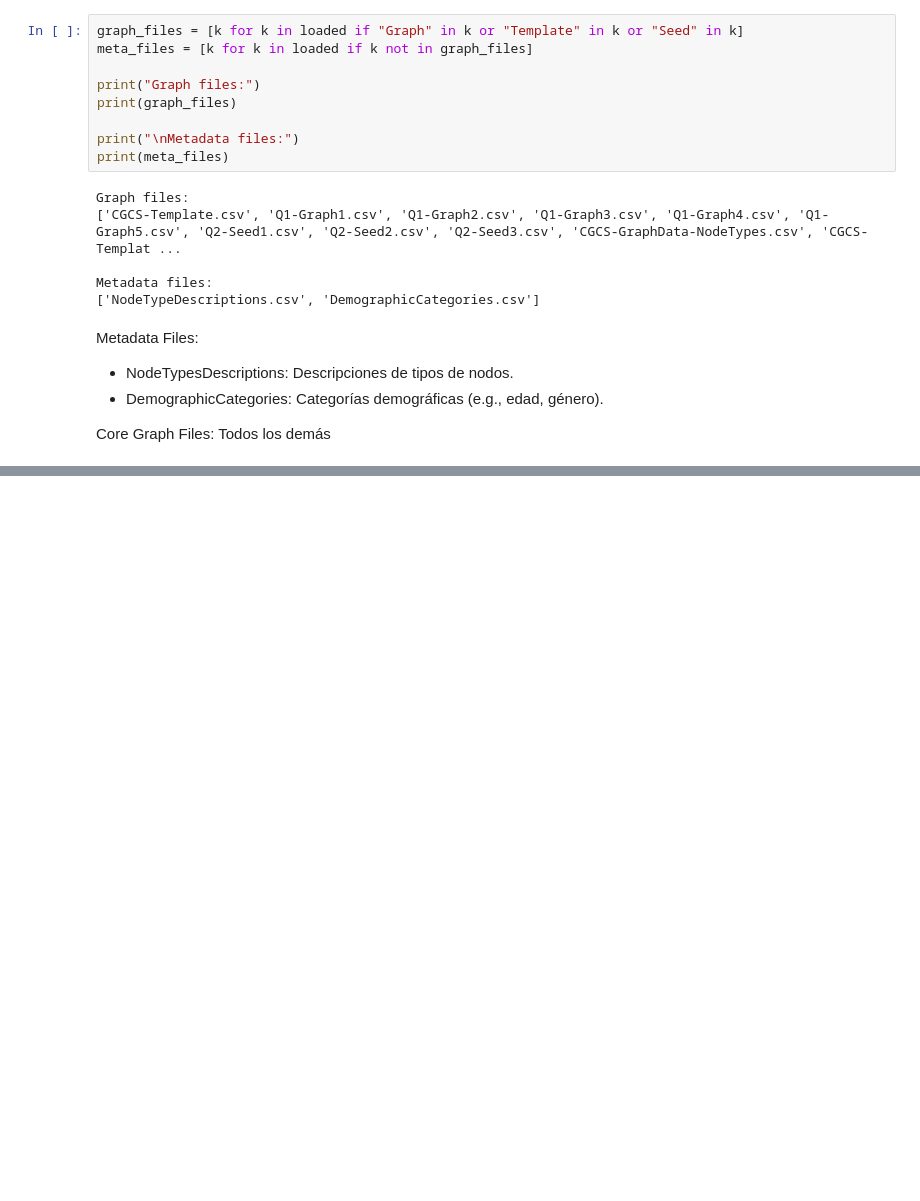
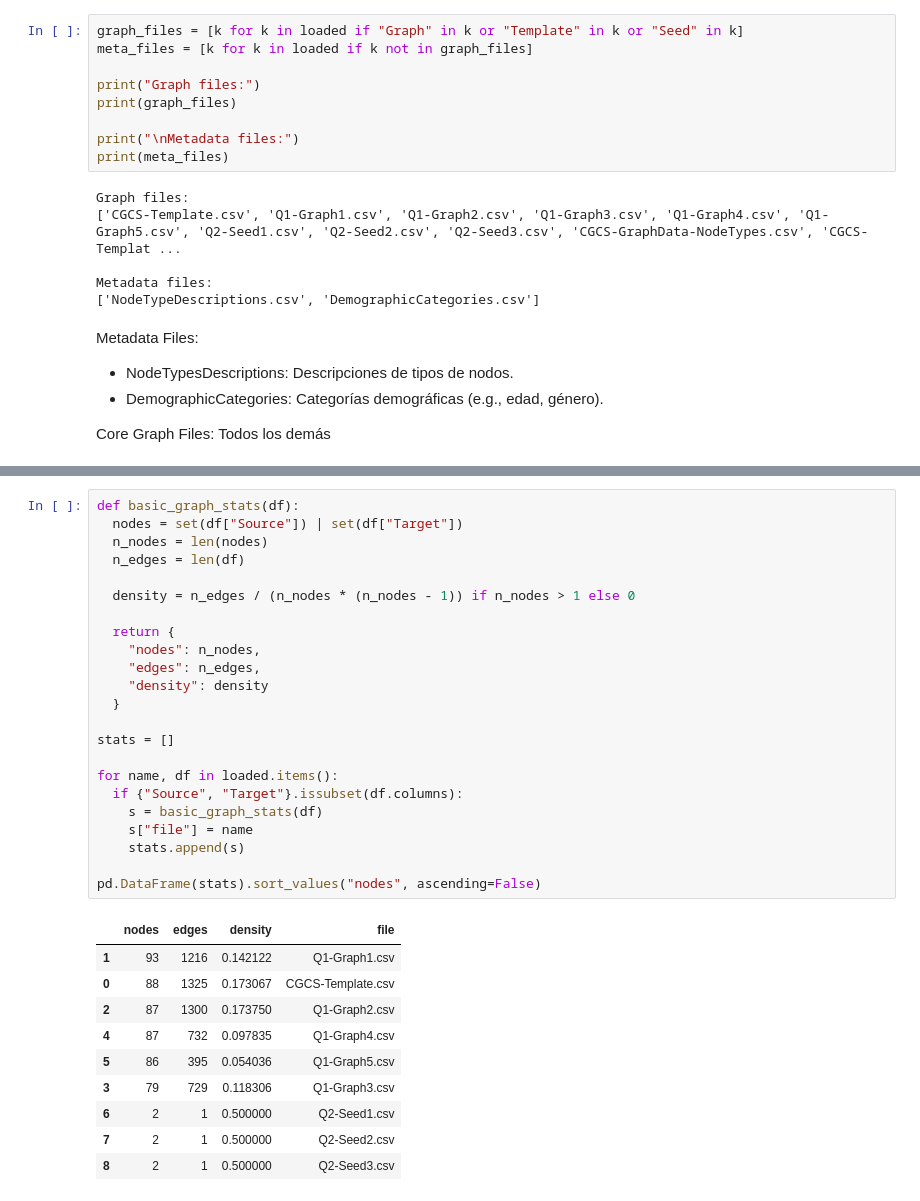
Before and after one commit to Snah-s/data_vis_p1, a Jupyter notebook: src/eda.ipynb, the cells around one changed output, grey strips where cells are left out. Drawn from its saved outputs; the diff is of its cells as text; blank space fills up the shorter version.

```diff
--- a/src/eda.ipynb
+++ b/src/eda.ipynb
@@ -150,0 +361,34 @@ for name, df in loaded.items():
+# %%
+def basic_graph_stats(df):
+  nodes = set(df["Source"]) | set(df["Target"])
+  n_nodes = len(nodes)
+  n_edges = len(df)
+
+  density = n_edges / (n_nodes * (n_nodes - 1)) if n_nodes > 1 else 0
+
+  return {
+    "nodes": n_nodes,
+    "edges": n_edges,
+    "density": density
+  }
+
+stats = []
+
+for name, df in loaded.items():
+  if {"Source", "Target"}.issubset(df.columns):
+    s = basic_graph_stats(df)
+    s["file"] = name
+    stats.append(s)
+
+pd.DataFrame(stats).sort_values("nodes", ascending=False)
+# %% [output]
+|  | nodes | edges | density | file |
+| 1 | 93 | 1216 | 0.142122 | Q1-Graph1.csv |
+| 0 | 88 | 1325 | 0.173067 | CGCS-Template.csv |
+| 2 | 87 | 1300 | 0.173750 | Q1-Graph2.csv |
+| 4 | 87 | 732 | 0.097835 | Q1-Graph4.csv |
+| 5 | 86 | 395 | 0.054036 | Q1-Graph5.csv |
+| 3 | 79 | 729 | 0.118306 | Q1-Graph3.csv |
+| 6 | 2 | 1 | 0.500000 | Q2-Seed1.csv |
+| 7 | 2 | 1 | 0.500000 | Q2-Seed2.csv |
+| 8 | 2 | 1 | 0.500000 | Q2-Seed3.csv |
```
Also changed, not shown: parts of 31 cells of this notebook.
